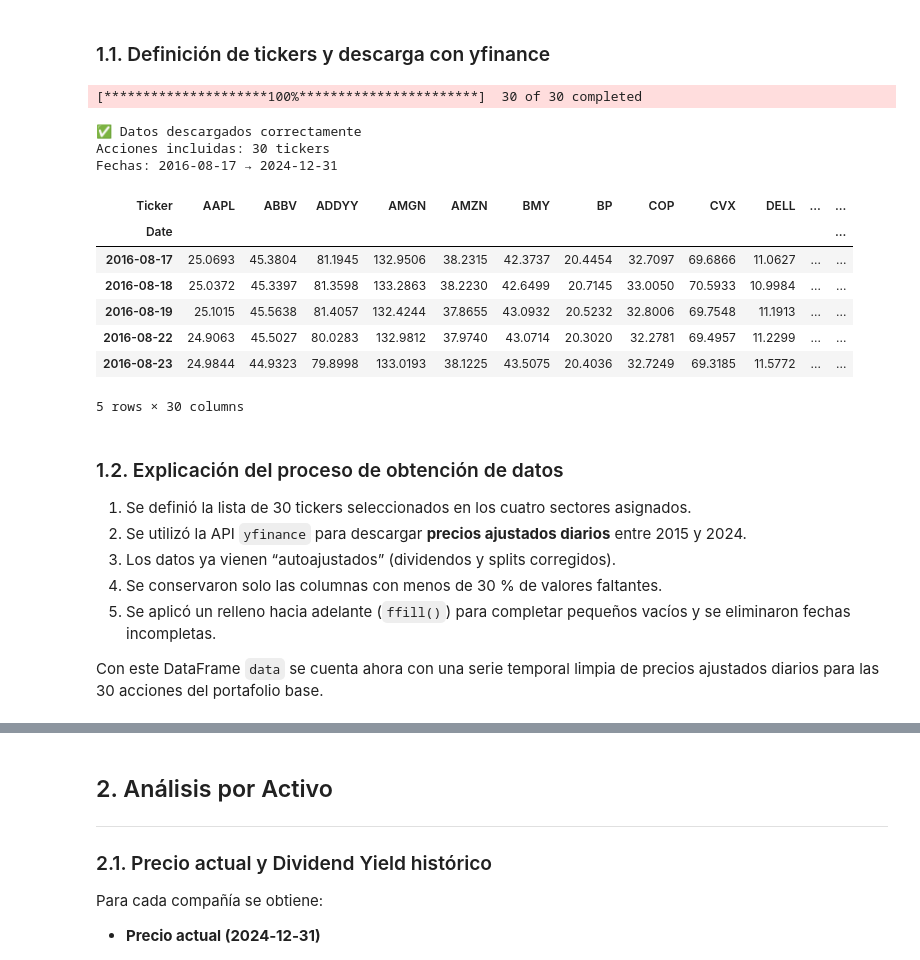
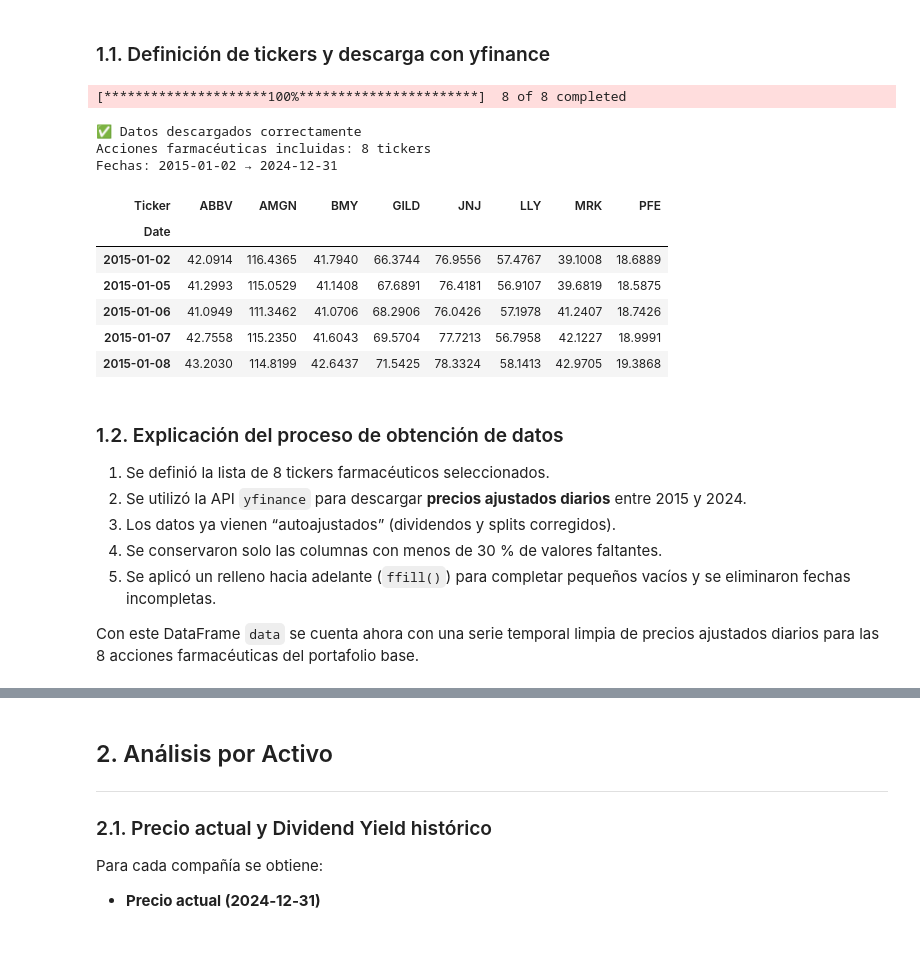
Before and after one commit to cmolina12/finanzas-proyecto-consultoria, a Jupyter notebook: proyecto_portafolio_grupo1.ipynb, the cells around one changed output, grey strips where cells are left out. Cells and saved outputs as stored; diff of their text form; code cells hidden in the pictures.

```diff
--- a/proyecto_portafolio_grupo1.ipynb
+++ b/proyecto_portafolio_grupo1.ipynb
@@ -179,63 +156,56 @@ Esta etapa define la base temporal, la frecuencia y la procedencia de datos y es
 # ================================================================
 
 tickers = [
-    # Tecnología (9)
-    "AAPL", "SONY", "GOOGL", "MSFT", "AMZN", "DELL", "GPRO", "GRMN", "HPQ",
-    # Energía (8)
-    "XOM", "CVX", "COP", "BP", "SHEL", "VLO", "MPC", "HAL",
-    # Salud (8)
-    "JNJ", "PFE", "MRK", "BMY", "ABBV", "LLY", "AMGN", "GILD",
-    # Consumo (5)
-    "NKE", "ADDYY", "LULU", "VFC", "UAA"
+    # Salud – Farmacéutica (8)
+    "JNJ", "PFE", "MRK", "BMY", "ABBV", "LLY", "AMGN", "GILD"
 ]
 
 # --- Descarga en bloque (más estable con nuevas versiones de yfinance) ---
 data = yf.download(
     tickers=tickers,
     start="2015-01-01",
     end="2025-01-01",
     auto_adjust=True,
     progress=True
 )
 
 # Algunos tickers pueden incluir múltiples niveles de columnas (Open, High, etc.)
 # Nos quedamos sólo con el cierre ajustado
 if isinstance(data.columns, pd.MultiIndex):
     data = data["Close"]
 
 # --- Limpieza ---
 # Eliminar columnas con más de 30% de datos faltantes
 data = data.loc[:, data.isna().mean() < 0.3]
 # Rellenar faltantes menores
 data = data.fillna(method="ffill").dropna()
 
 print("\n✅ Datos descargados correctamente")
-print(f"Acciones incluidas: {len(data.columns)} tickers")
+print(f"Acciones farmacéuticas incluidas: {len(data.columns)} tickers")
 print(f"Fechas: {data.index[0].date()} → {data.index[-1].date()}")
 data.head()
 # %% [output]
-[*********************100%***********************]  30 of 30 completed
+[*********************100%***********************]  8 of 8 completed
 ✅ Datos descargados correctamente
-Acciones incluidas: 30 tickers
-Fechas: 2016-08-17 → 2024-12-31
+Acciones farmacéuticas incluidas: 8 tickers
+Fechas: 2015-01-02 → 2024-12-31
-| Ticker | AAPL | ABBV | ADDYY | AMGN | AMZN | BMY | BP | COP | CVX | DELL | ... | ... |
-| Date |  |  |  |  |  |  |  |  |  |  |  | ... |
-| 2016-08-17 | 25.0693 | 45.3804 | 81.1945 | 132.9506 | 38.2315 | 42.3737 | 20.4454 | 32.7097 | 69.6866 | 11.0627 | ... | ... |
-| 2016-08-18 | 25.0372 | 45.3397 | 81.3598 | 133.2863 | 38.2230 | 42.6499 | 20.7145 | 33.0050 | 70.5933 | 10.9984 | ... | ... |
-| 2016-08-19 | 25.1015 | 45.5638 | 81.4057 | 132.4244 | 37.8655 | 43.0932 | 20.5232 | 32.8006 | 69.7548 | 11.1913 | ... | ... |
-| 2016-08-22 | 24.9063 | 45.5027 | 80.0283 | 132.9812 | 37.9740 | 43.0714 | 20.3020 | 32.2781 | 69.4957 | 11.2299 | ... | ... |
-| 2016-08-23 | 24.9844 | 44.9323 | 79.8998 | 133.0193 | 38.1225 | 43.5075 | 20.4036 | 32.7249 | 69.3185 | 11.5772 | ... | ... |
+| Ticker | ABBV | AMGN | BMY | GILD | JNJ | LLY | MRK | PFE |
+| Date |  |  |  |  |  |  |  |  |
+| 2015-01-02 | 42.0914 | 116.4365 | 41.7940 | 66.3744 | 76.9556 | 57.4767 | 39.1008 | 18.6889 |
+| 2015-01-05 | 41.2993 | 115.0529 | 41.1408 | 67.6891 | 76.4181 | 56.9107 | 39.6819 | 18.5875 |
+| 2015-01-06 | 41.0949 | 111.3462 | 41.0706 | 68.2906 | 76.0426 | 57.1978 | 41.2407 | 18.7426 |
+| 2015-01-07 | 42.7558 | 115.2350 | 41.6043 | 69.5704 | 77.7213 | 56.7958 | 42.1227 | 18.9991 |
+| 2015-01-08 | 43.2030 | 114.8199 | 42.6437 | 71.5425 | 78.3324 | 58.1413 | 42.9705 | 19.3868 |
-5 rows × 30 columns
 # %% [markdown]
 ### 1.2. Explicación del proceso de obtención de datos
 
-1. Se definió la lista de 30 tickers seleccionados en los cuatro sectores asignados.
+1. Se definió la lista de 8 tickers farmacéuticos seleccionados.
 2. Se utilizó la API `yfinance` para descargar **precios ajustados diarios** entre 2015 y 2024.
 3. Los datos ya vienen “autoajustados” (dividendos y splits corregidos).
 4. Se conservaron solo las columnas con menos de 30 % de valores faltantes.
 5. Se aplicó un relleno hacia adelante (`ffill()`) para completar pequeños vacíos y se eliminaron fechas incompletas.
 
-Con este DataFrame `data` se cuenta ahora con una serie temporal limpia de precios ajustados diarios para las 30 acciones del portafolio base.
+Con este DataFrame `data` se cuenta ahora con una serie temporal limpia de precios ajustados diarios para las 8 acciones farmacéuticas del portafolio base.
 # %%
 # Ver primeras fechas y muestreo de columnas
 display(data.iloc[:5, :6])  # primeras 5 filas, 6 columnas
```
Also changed, not shown: parts of 21 cells of this notebook, 1 other file.
